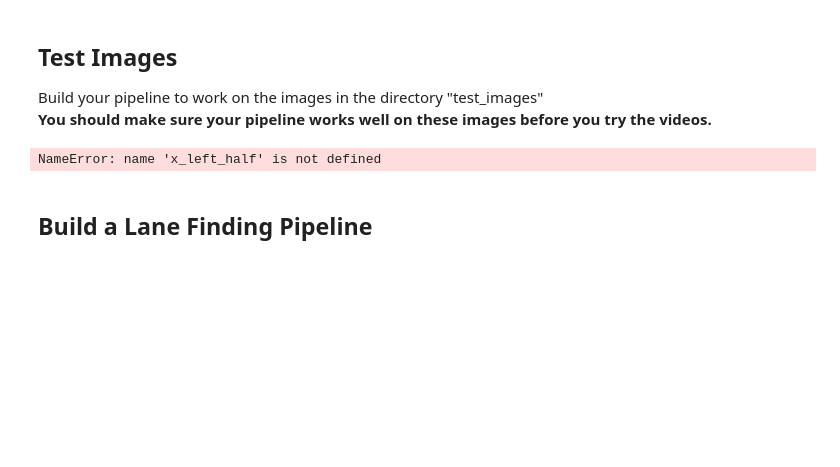
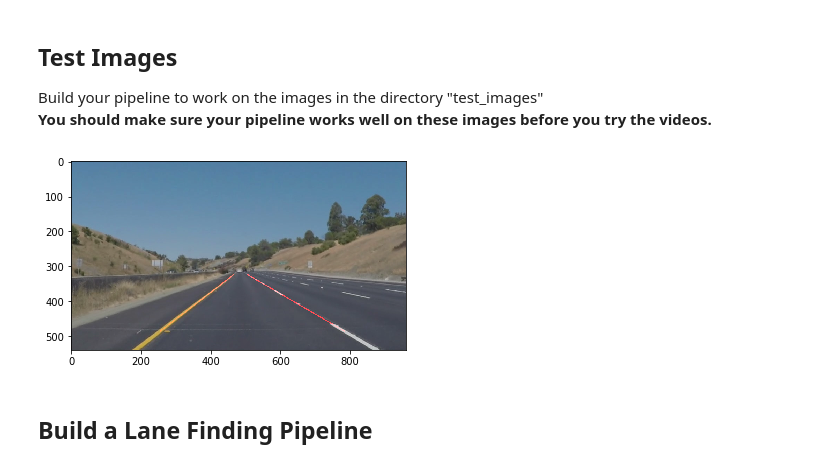
Before and after one commit to agoswami/sdcnd, a Jupyter notebook: Term1-P1-Finding-Lanes/P1.ipynb, the cells around one changed output. Saved outputs shown, nothing was run; the diff lists cells and outputs as text; code cells hidden in the pictures; blank space fills up the shorter version.

```diff
--- a/Term1-P1-Finding-Lanes/P1.ipynb
+++ b/Term1-P1-Finding-Lanes/P1.ipynb
@@ -266,40 +285,45 @@ for file in files:
 
 
         # Define a kernel size and apply Gaussian smoothing
-        kernel_size = 5
+        kernel_size = 3
         blur_gray = gaussian_blur(gray, kernel_size)
 
         # applying canny edge detection transform
         #canny_image = canny(blur_gray, 200, 255)
         canny_image = canny(blur_gray, 50, 150)
 
         # Get the dimensions of image
         image_shape = image.shape
 
         # region of interest
         #vertices = np.array( [[[0,540],[500,290],[960,540],[960,540]]], dtype=np.int32 )
         vertices = np.array( [[(0.51*image_shape[1], 0.58*image_shape[0]),(0.49*image_shape[1],0.58*image_shape[0]),(0,image_shape[0]),(image_shape[1],image_shape[0])]], dtype=np.int32 )
         roi_image = region_of_interest(canny_image, vertices);
 
         #display image with only region of interest
         #plt.imshow(roi_image, cmap='gray')
 
         # generate hough image
         hough_image = hough_lines(roi_image,1,np.pi/180,35,5,2)
 
+
         # generate weighted line
         weighted_image = weighted_img(hough_image,image, α=0.8, β=1.0)
 
         # display the image overlayed with lane lines
         plt.imshow(weighted_image, cmap='gray')
 
+
         r,g,b = cv2.split(weighted_image)
         weighted_image = cv2.merge((b,g,r))
 
+        # display the image overlayed with lane lines
+        #plt.imshow(weighted_image, cmap='gray')
+
         # write canny_image with original image
         cv2.imwrite("test_images/output_"+file,weighted_image)
 # %% [output]
-NameError: name 'x_left_half' is not defined
+[figure, added]
 # %% [markdown]
 ## Build a Lane Finding Pipeline
 # %% [markdown]
```
Also changed, not shown: parts of 6 cells of this notebook, 9 other files.
